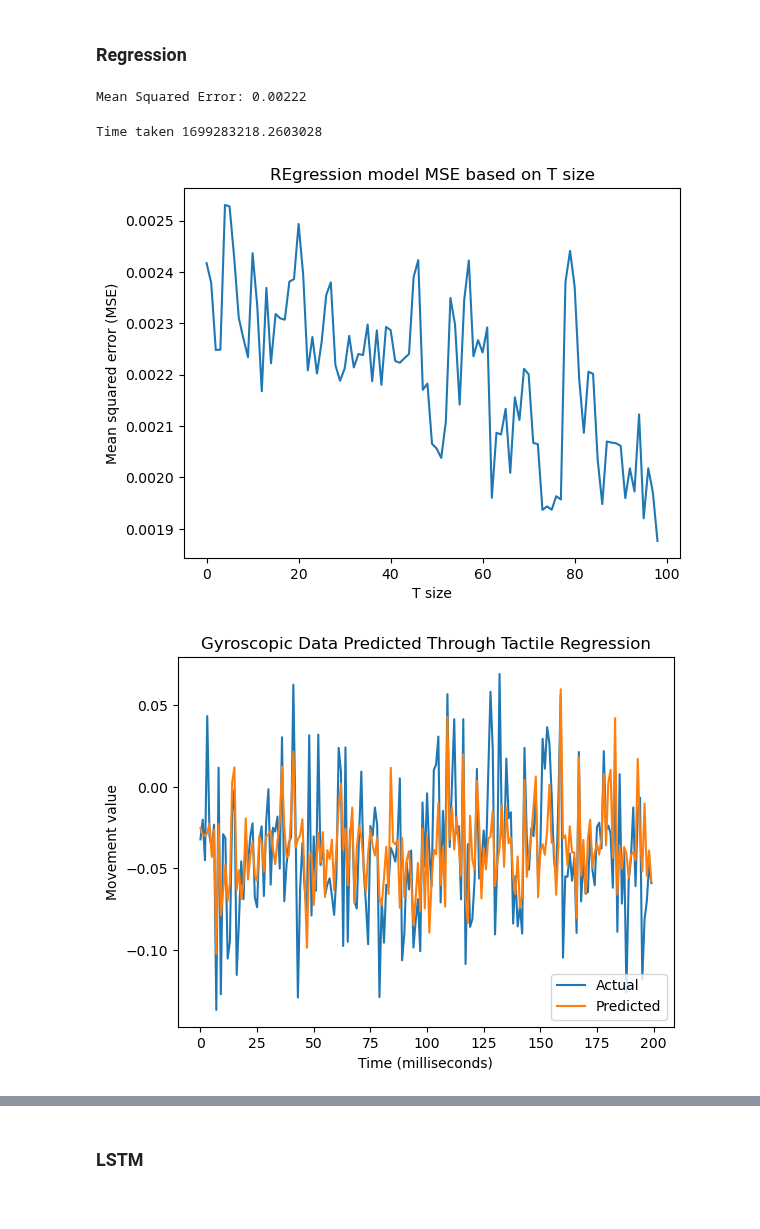
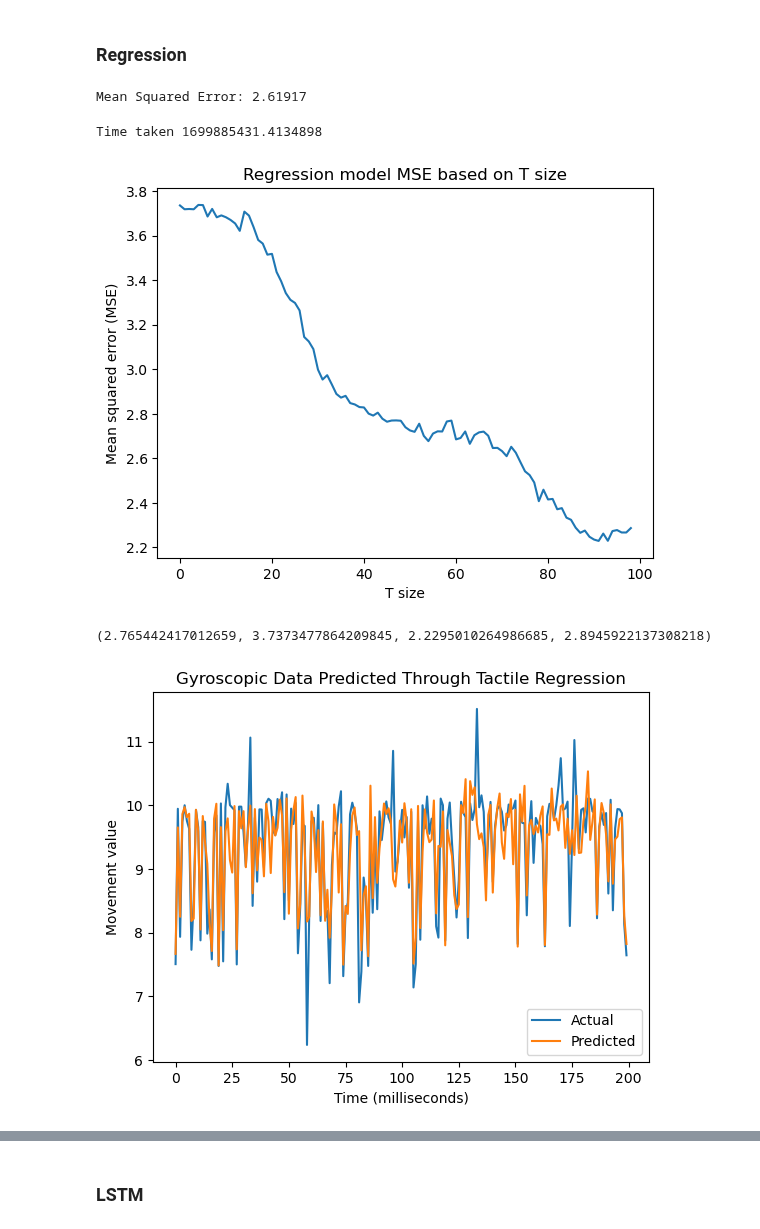
Before and after one commit to shepai/TactileSensor, a Jupyter notebook: Code/Data collection/robot/excel.ipynb, the cells around one changed output, grey strips where cells are left out. Drawn from its saved outputs; the diff is of its cells as text; code cells hidden in the pictures.

```diff
--- a/Code/Data collection/robot/excel.ipynb
+++ b/Code/Data collection/robot/excel.ipynb
@@ -12,10 +12,12 @@ import torch
 import torch.nn as nn
 import torch.optim as optim
 import time
+import sys
 df = pd.read_csv('/its/home/drs25/Documents/GitHub/TactileSensor/Code/Data collection/robot/movementLeftFoot.csv')
 #df=(df-df.std())/(df.mean())
 path="/its/home/drs25/Documents/GitHub/TactileSensor/Code/Data collection/robot/"
-path="C:/Users/dexte/Documents/GitHub/TactileSensor/Code/Data collection/robot/"
+if sys.platform.startswith('win'):
+    path="C:/Users/dexte/Documents/GitHub/TactileSensor/Code/Data collection/robot/"
 df = pd.read_csv(path+'movementLeftFoot.csv')
 #df=(df-df.std())/(df.mean())
 
@@ -30,25 +34,32 @@ FileNotFoundError: [Errno 2] No such file or directory: '/its/home/drs25/Documen
 # %% [markdown]
 ### Data sorting
 # %%
-def sort_data(name):
+def sort_data(name,vibration=True,dir="all"):
     df = pd.read_csv(path+name)
-    x=np.array([df['s1'],df['s2'],df['s3'],df['s4'],df['s5'],df['s6']])
+    if vibration:
+        x=np.array([df['s1'],df['s2'],df['s3'],df['s4'],df['s5'],df['s6']])
+    else:
+        x=np.array([df['s1'],df['s2'],df['s5'],df['s6']])
+    if dir=="left":
+        x=np.array([df['s1'],df['s2'],df['s3']])
+    elif dir=="right":
+        x=np.array([df['s4'],df['s5'],df['s6']])
     x=x.T #transpose to have layers
     y=np.array([df['x'],df['y'],df['z']])
     y=y.T
     print("X data:",x.shape,"/ny data:",y.shape)
     return x,y
 
-X,y=sort_data("movementLeftFoot.csv")
-X1,y1=sort_data("movementLeftFoot1.csv")
+X,y=sort_data("accmovementLeftFoot.csv")
+#X1,y1=sort_data("movementLeftFoot1.csv")
+#X=np.concatenate((X,X1),axis=0)
+#y=np.concatenate((y,y1),axis=0)
+X1,y1=sort_data("accmovementRightFoot.csv")
 X=np.concatenate((X,X1),axis=0)
 y=np.concatenate((y,y1),axis=0)
-X1,y1=sort_data("movementRightFoot.csv")
-X=np.concatenate((X,X1),axis=0)
-y=np.concatenate((y,y1),axis=0)
-X1,y1=sort_data("movementRightFoot1.csv")
-X=np.concatenate((X,X1),axis=0)
-y=np.concatenate((y,y1),axis=0)
+#X1,y1=sort_data("movementRightFoot1.csv")
+#X=np.concatenate((X,X1),axis=0)
+#y=np.concatenate((y,y1),axis=0)
 
 def gen_temporal_data(X_,y_,T):
     X=X_.copy()
@@ -74,6 +85,6 @@ def gen_temporal_data_2(X_,y_,T):
     y=temp_y
     return x, y
 
-X_,y_=gen_temporal_data(X,y,15)
+X_,y_=gen_temporal_data(X,y,60)
 print(X_.shape,y_.shape)
 # %% [output]
@@ -89,8 +116,8 @@ y data: (15582, 3)
 # %% [markdown]
 ### Regression
 # %%
-y=y_[:,2]
-X_train, X_test, Y_train, Y_test = train_test_split(X_, y, test_size=0.2, random_state=42)
+
+X_train, X_test, Y_train, Y_test = train_test_split(X_, y_, test_size=0.2, random_state=42)
 
 # Create a Ridge Regression model
 alpha = 1.0  # Ridge regularization parameter (adjust as needed)
@@ -106,41 +133,42 @@ Y_pred = ridge_model.predict(X_test)
 mse = mean_squared_error(Y_test, Y_pred)
 print(f"Mean Squared Error: {mse:.5f}")
 # %% [output]
-Mean Squared Error: 0.00222
+Mean Squared Error: 2.61917
 # %%
 losses=[]
 t=time.time()
 for t in range(1,100):
-    X_,y_=gen_temporal_data(X,y,t)
-    y_=y_[:,2]
+    X_,y_=gen_temporal_data(X,y_,t)
     X_train, X_test, Y_train, Y_test = train_test_split(X_, y_, test_size=0.2, random_state=42)
 
     # Create a Ridge Regression model
     alpha = 1.0  # Ridge regularization parameter (adjust as needed)
     ridge_model = Ridge(alpha=alpha)
     #ridge_model = LinearRegression(positive=True)
     # Fit the model to the training data
     ridge_model.fit(X_train, Y_train)
 
     # Make predictions on the test data
     Y_pred = ridge_model.predict(X_test)
 
     # Calculate Mean Squared Error (MSE) to evaluate the model
     mse = mean_squared_error(Y_test, Y_pred)
     losses.append(mse)
 print("Time taken",time.time()-t)
 plt.plot(losses)
 plt.title("Regression model MSE based on T size")
 plt.ylabel("Mean squared error (MSE)")
 plt.xlabel("T size")
 plt.show()
+np.median(losses),np.max(losses),np.min(losses),np.average(losses)
 # %% [output]
-Time taken 1699283218.2603028
+Time taken 1699885431.4134898
-[figure, old version]
+[figure, new version]
+(2.765442417012659, 3.7373477864209845, 2.2295010264986685, 2.8945922137308218)
 # %%
 Y_pred = ridge_model.predict(X_train)
-plt.plot(Y_train[0:200],label="Actual")
-plt.plot(Y_pred[0:200],label="Predicted")
+plt.plot(Y_train[:,0][0:200],label="Actual")
+plt.plot(Y_pred[:,0][0:200],label="Predicted")
 
 plt.title("Gyroscopic Data Predicted Through Tactile Regression")
 plt.ylabel("Movement value")
@@ -148,6 +176,6 @@ plt.xlabel("Time (milliseconds)")
 plt.legend(loc="lower right")
 plt.show()
 # %% [output]
-[figure, old version]
+[figure, new version]
 # %%
 Y_pred = ridge_model.predict(X_test)
```
Also changed, not shown: parts of 19 cells of this notebook.
